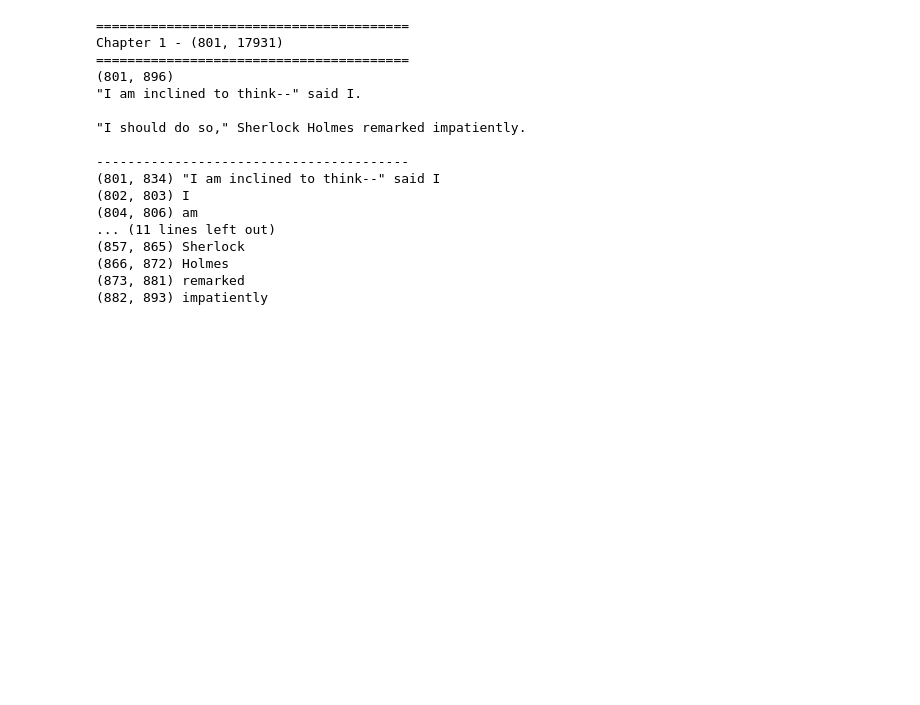
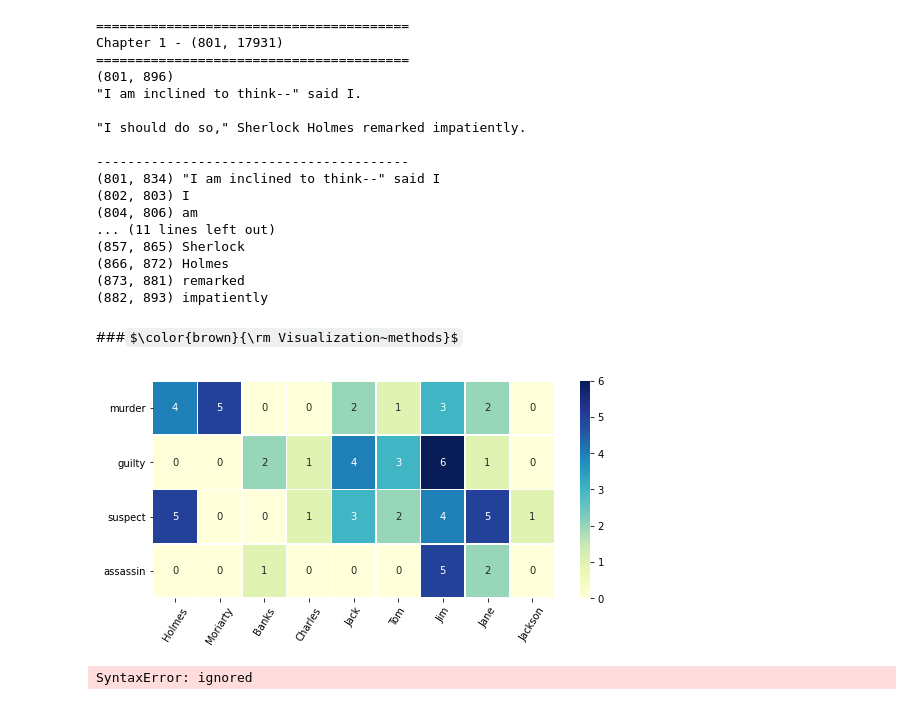
Before and after one commit to edponce/DoyleInvestigators, a Jupyter notebook: Project1_NLP.ipynb, the cells around one changed output. Drawn from its saved outputs; the diff is of its cells as text; code cells hidden in the pictures; some formulas as TeX source; blank space fills up the shorter version.

```diff
--- a/Project1_NLP.ipynb
+++ b/Project1_NLP.ipynb
@@ -431,3 +435,48 @@ Chapter 1 - (801, 17931)
 (866, 872) Holmes
 (873, 881) remarked
 (882, 893) impatiently
+# %% [markdown]
+###$\color{brown}{\rm Visualization~methods}$
+# %%
+def visualize_co_occurrence(data, keywords_rows, closeness_words_columns):
+
+    #create a dataframe from the provided data
+    df = pandas.DataFrame(data, index=keywords_rows, columns=closeness_words_columns)
+
+    #set plot size according to the number of cols and rows
+    plt.figure(figsize=(len(columns_example),len(rows_example)))
+
+    #set color of heatmap
+    heatmap = sns.heatmap(df, cmap="YlGnBu", annot=True, linewidths=.5)
+
+    #rotate text
+    loc_x, labels_x = plt.xticks()
+    loc_y, labels_y = plt.yticks()
+    heatmap.set_xticklabels(labels_x, rotation=58)
+    heatmap.set_yticklabels(labels_y, rotation=0)
+
+
+#example
+rows_example = ["murder", "guilty","suspect","assassin"]
+columns_example = ["Holmes", "Moriarty","Banks","Charles","Jack","Tom","Jim","Jane","Jackson"]
+data_example = [[4,5,0,0,2,1,3,2,0],[0,0,2,1,4,3,6,1,0],[5,0,0,1,3,2,4,5,1],[0,0,1,0,0,0,5,2,0]]
+
+#call method
+visualize_co_occurrence(data_example,rows_example,columns_example)
+# %% [output]
+[figure, added]
+# %%
+'''def histogram_words(data, labels):
+
+    #create a dataframe from the provided data
+    df = pandas.DataFrame(data, index=labels, columns=["count"])
+    print(df)
+    #ax = sns.countplot(x="count", data=df)
+    sns.barplot(df, x="count", y=labels)
+
+
+labels_example = ["murder", "guilty","suspect","assassin"]
+data_example = [5,8,3,1]
+histogram_words(data_example,labels_example)...
+# %% [output]
+SyntaxError: ignored
```
Also changed, not shown: parts of 2 cells of this notebook.
